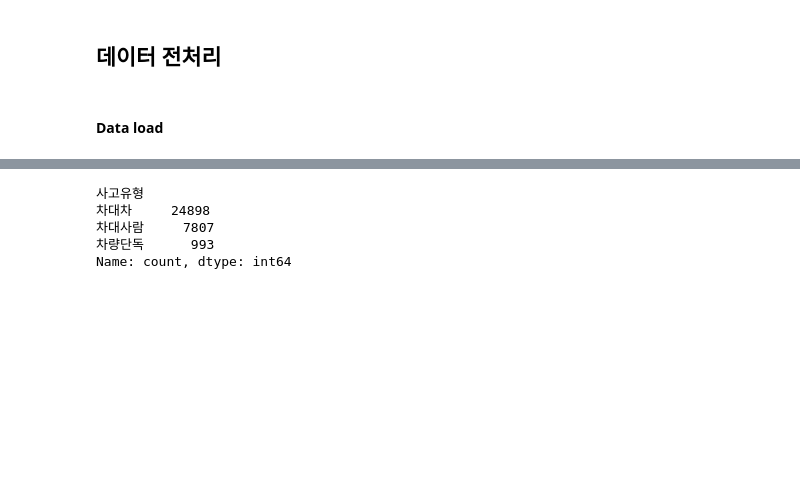
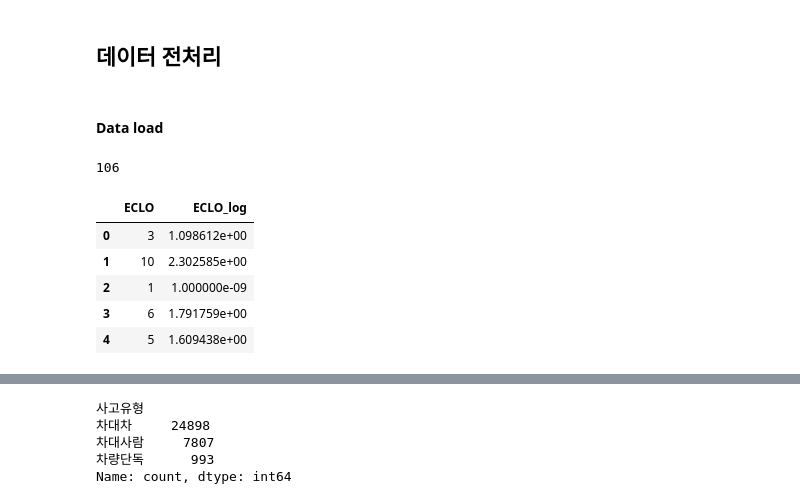
Before and after one commit to thdfydgh/2024_DataMining_TeamProject_1team, a Jupyter notebook: predict_model/modeling.ipynb, the cells around one changed output, grey strips where cells are left out. Drawn from its saved outputs; the diff is of its cells as text; code cells hidden in the pictures; blank space fills up the shorter version.

```diff
--- a/predict_model/modeling.ipynb
+++ b/predict_model/modeling.ipynb
@@ -13,0 +16,19 @@ test = pd.read_csv(r"C:\Users\thdfy\OneDrive\바탕 화면\Datamining_Teampro\da
+# %%
+count_over_20
+# %% [output]
+106
+# %%
+import numpy as np
+
+# Applying logarithm to the 'ECLO' values, adding a small constant to avoid log(0)
+train['ECLO_log'] = np.log(train['ECLO'] + 1e-9)
+
+# Displaying the first few rows to check the new column
+train[['ECLO', 'ECLO_log']].head()
+# %% [output]
+|  | ECLO | ECLO_log |
+| 0 | 3 | 1.098612e+00 |
+| 1 | 10 | 2.302585e+00 |
+| 2 | 1 | 1.000000e-09 |
+| 3 | 6 | 1.791759e+00 |
+| 4 | 5 | 1.609438e+00 |
```
Also changed, not shown: parts of 15 cells of this notebook, 3 other files.
